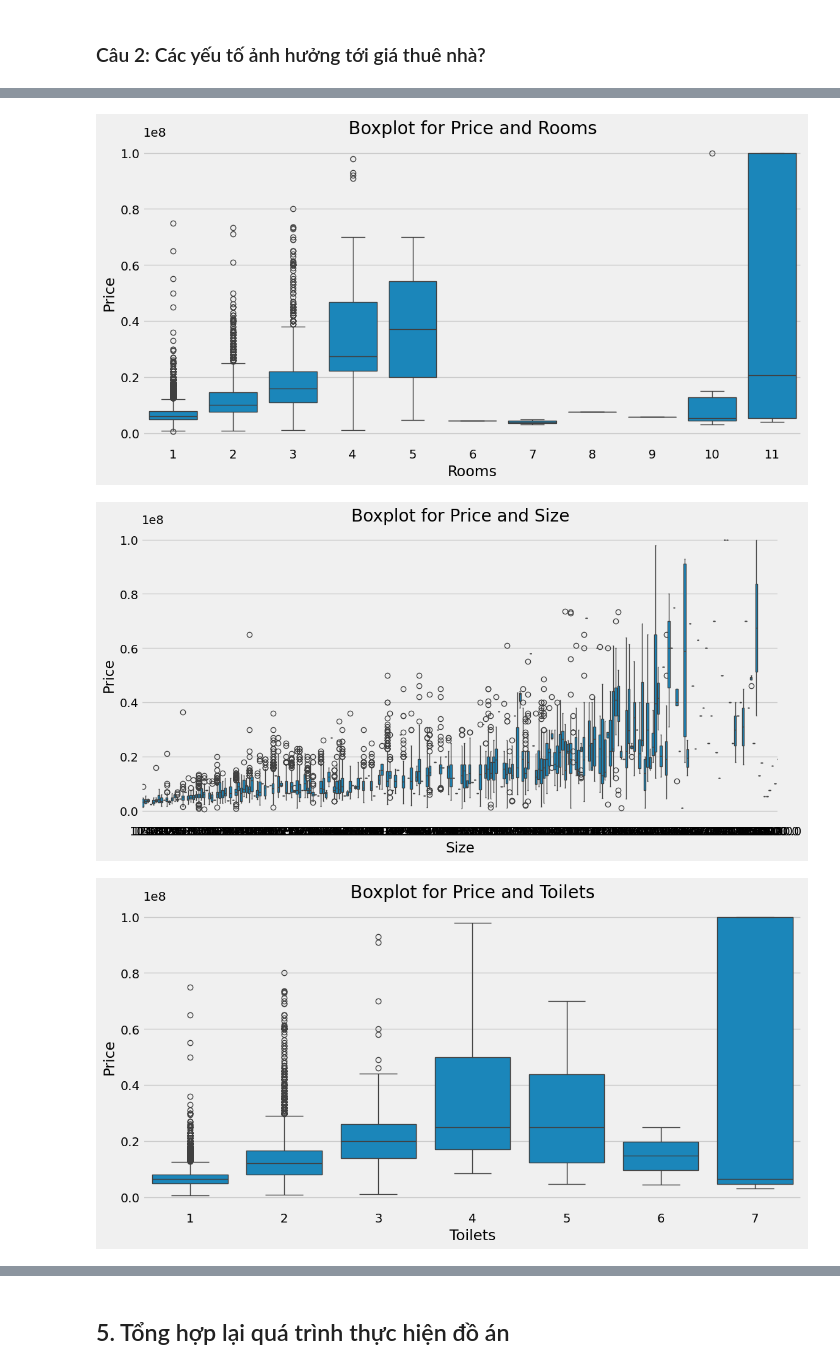
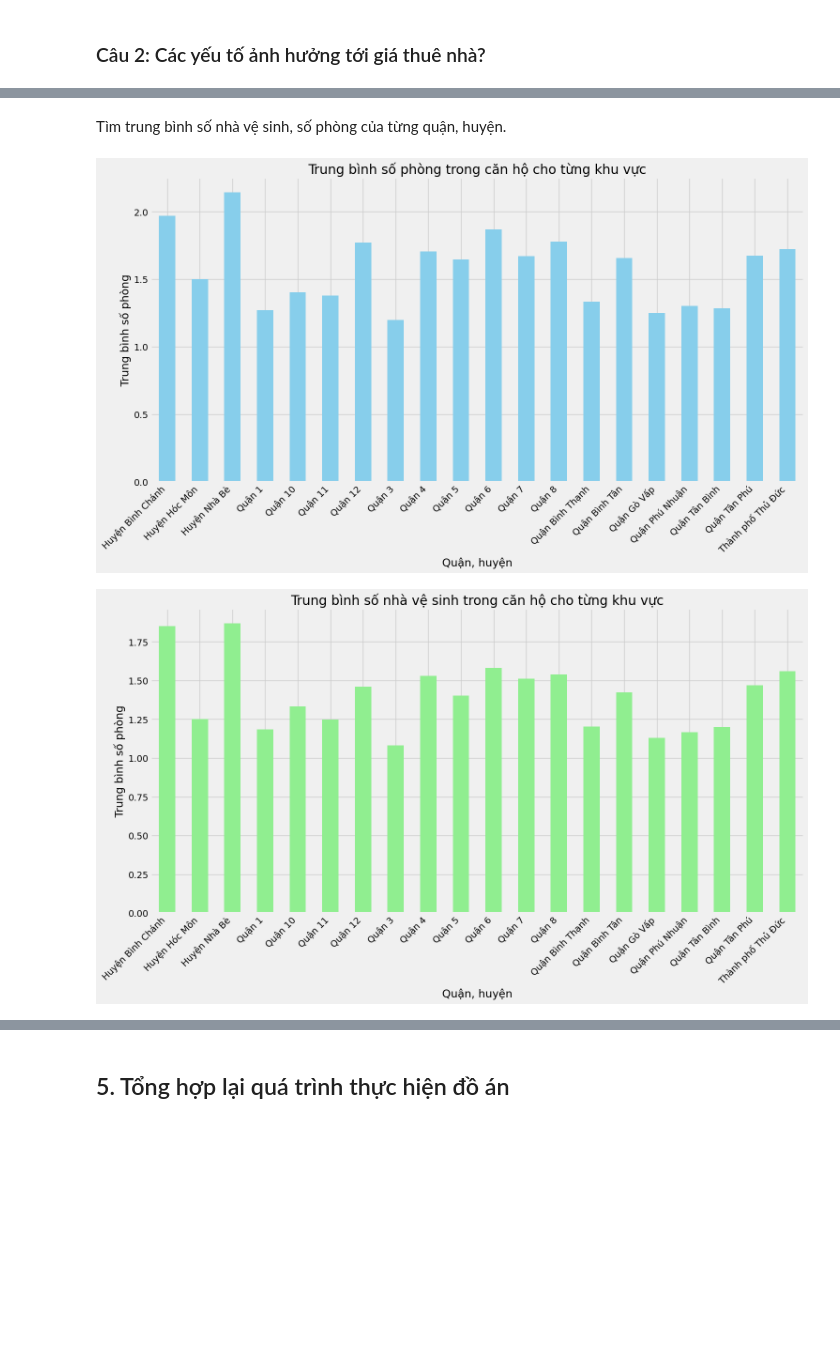
Before and after one commit to vanhung4499/p4ds, a Jupyter notebook: final.ipynb, the cells around one changed output, grey strips where cells are left out. Drawn from its saved outputs; the diff is of its cells as text; code cells hidden in the pictures; blank space fills up the shorter version.

```diff
--- a/final.ipynb
+++ b/final.ipynb
@@ -400,28 +378,25 @@ apartment_df
-# %%
-# Boxplot for Price and Rooms
-plt.figure(figsize=(12, 6))
-sns.boxplot(x='rooms', y='price', data=apartment_df)
-plt.title('Boxplot for Price and Rooms')
-plt.xlabel('Rooms')
-plt.ylabel('Price')
-plt.show()
-
-# Boxplot for Price and Size
-plt.figure(figsize=(12, 6))
-sns.boxplot(x='size', y='price', data=apartment_df)
-plt.title('Boxplot for Price and Size')
-plt.xlabel('Size')
-plt.ylabel('Price')
-plt.show()
-
-# Boxplot for Price and Toilets
-plt.figure(figsize=(12, 6))
-sns.boxplot(x='toilets', y='price', data=apartment_df)
-plt.title('Boxplot for Price and Toilets')
-plt.xlabel('Toilets')
-plt.ylabel('Price')
-plt.show()
-# %% [output]
-[figure, removed]
-[figure, removed]
-[figure, removed]
+# %% [markdown]
+Tìm trung bình số nhà vệ sinh, số phòng của từng quận, huyện.
+# %%
+# Calculate average rooms and toilets for each area
+avg_rooms_by_area = apartment_df.groupby('area_name')['rooms'].mean()
+avg_toilets_by_area = apartment_df.groupby('area_name')['toilets'].mean()
+
+plt.figure(figsize=(16, 8))
+avg_rooms_by_area.plot(kind='bar', color='skyblue')
+plt.title('Trung bình số phòng trong căn hộ cho từng khu vực')
+plt.xlabel('Quận, huyện')
+plt.ylabel('Trung bình số phòng')
+plt.xticks(rotation=45, ha='right')
+plt.show()
+
+plt.figure(figsize=(16, 8))
+avg_toilets_by_area.plot(kind='bar', color='lightgreen')
+plt.title('Trung bình số nhà vệ sinh trong căn hộ cho từng khu vực')
+plt.xlabel('Quận, huyện')
+plt.ylabel('Trung bình số phòng')
+plt.xticks(rotation=45, ha='right')
+plt.show()
+# %% [output]
+[figure, added]
+[figure, added]
```
Also changed, not shown: parts of 13 cells of this notebook.
